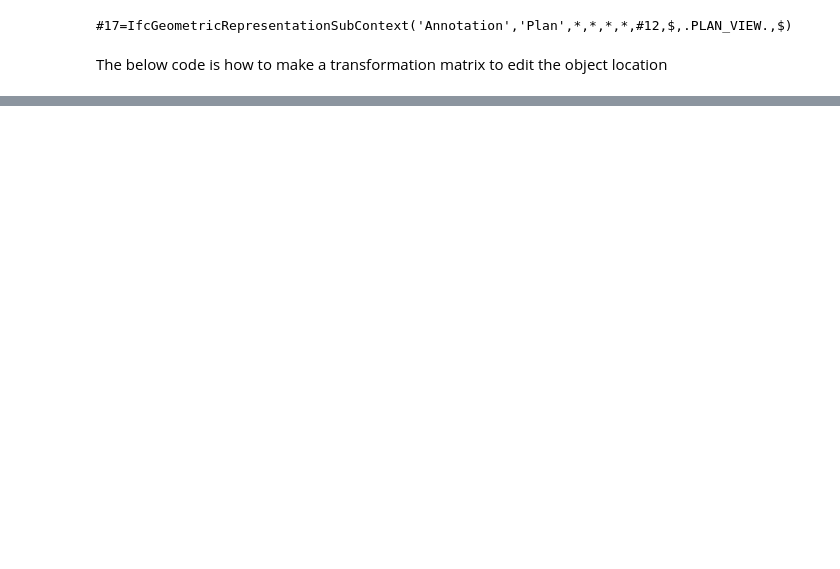
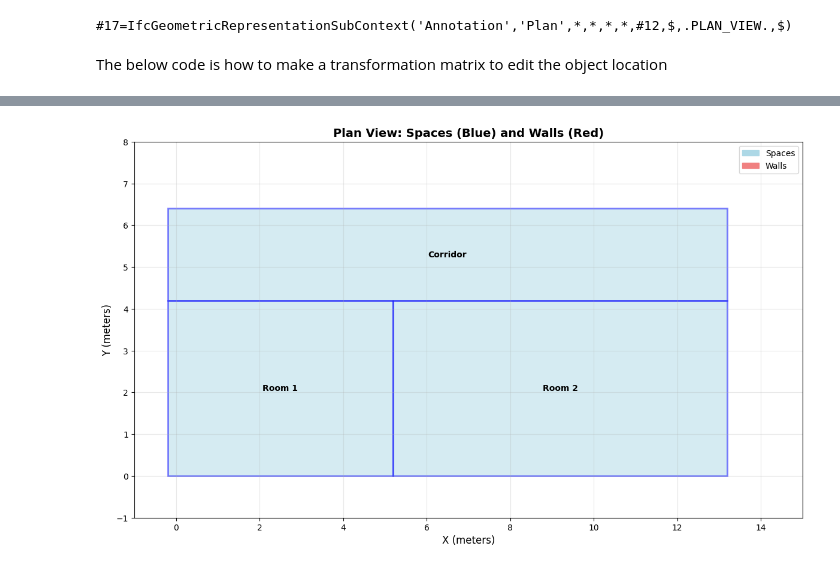
Before and after one commit to BarbaricRice/RL_UQ_Research, a Jupyter notebook: IFCGeneratorReal.ipynb, the cells around one changed output, grey strips where cells are left out. Cells and saved outputs as stored; diff of their text form; code cells hidden in the pictures; blank space fills up the shorter version.

Commit message:
Ifcspaces and boundaries
Created additional spaces for rooms and developed functions to define boundaries and extract this information

```diff
--- a/IFCGeneratorReal.ipynb
+++ b/IFCGeneratorReal.ipynb
@@ -159,0 +251,18 @@ ifcopenshell.api.feature.add_feature(model, feature=R1door, element=R1WN)
+# %%
+# this can extract the local placement of the opening, which can be used to derive the geometry of the opening face if needed
+
+
+space = Room1_space  # or model.by_type("IfcSpace")[0]
+
+# for rel in space.BoundedBy:
+#     elem = rel.RelatedBuildingElement
+#     if elem and elem.is_a("IfcWall"):
+#         print(elem)
+#         print(elem.HasOpenings)
+
+
+# for i in range(len(Room1_space.BoundedBy)):
+#     print(Room1_space.BoundedBy[i].RelatedBuildingElement.is_a("IfcOpeningElement"))
+
+opening = Room1_space.BoundedBy[5].RelatedBuildingElement
+print(ifcopenshell.util.placement.get_local_placement(opening.ObjectPlacement))
@@ -288,3 +546,82 @@ ifcopenshell.api.feature.add_feature(model, feature=Cdoor, element=CWE)
+# %%
+import matplotlib.pyplot as plt
+import matplotlib.patches as patches
+
+def visualize_plan_view():
+    """Create a 2D plan view showing spaces and walls"""
+    fig, ax = plt.subplots(1, 1, figsize=(12, 8))
+
+    # Get all spaces
+    spaces = model.by_type("IfcSpace")
+    for space in spaces:
+        if space.ObjectPlacement and hasattr(space.ObjectPlacement, 'RelativePlacement'):
+            loc = space.ObjectPlacement.RelativePlacement.Location.Coordinates
+            x, y = loc[0]/1000, loc[1]/1000  # mm to m
+
+            # Extract dimensions from representation
+            if space.Representation:
+                for rep in space.Representation.Representations:
+                    for item in rep.Items:
+                        if hasattr(item, 'SweptArea'):
+                            profile = item.SweptArea
+                            if hasattr(profile, 'XDim') and hasattr(profile, 'YDim'):
+                                width = profile.XDim / 1000
+                                depth = profile.YDim / 1000
+                                # Draw space as rectangle (light blue fill, blue outline)
+                                rect = patches.Rectangle((x - width/2, y - depth/2), width, depth,
+                                    linewidth=2, edgecolor='blue', facecolor='lightblue', alpha=0.5)
+                                ax.add_patch(rect)
+                                # Add label
+                                ax.text(x, y, space.Name or 'Space', ha='center', va='center',
+                                    fontsize=10, fontweight='bold')
+
+    # Get all walls
+    walls = model.by_type("IfcWall")
+    for wall in walls:
+        if wall.ObjectPlacement and hasattr(wall.ObjectPlacement, 'RelativePlacement'):
+            placement = wall.ObjectPlacement.RelativePlacement
+            loc = placement.Location.Coordinates
+            x, y = loc[0]/1000, loc[1]/1000
+
+            # Get rotation (if any)
+            if hasattr(placement, 'Axis'):
+                rotation = 0
+            else:
+                rotation = 0
+
+            # Extract wall dimensions from representation
+            if wall.Representation:
+                for rep in wall.Representation.Representations:
+                    for item in rep.Items:
+                        if hasattr(item, 'SweptArea'):
+                            profile = item.SweptArea
+                            if hasattr(profile, 'XDim') and hasattr(profile, 'YDim'):
+                                length = profile.XDim / 1000
+                                thickness = profile.YDim / 1000
+                                # Draw wall as rectangle (dark outline)
+                                rect = patches.Rectangle((x - length/2, y - thickness/2), length, thickness,
+                                    linewidth=2, edgecolor='darkred', facecolor='lightcoral', alpha=0.7)
+                                ax.add_patch(rect)
+
+    ax.set_xlim(-1, 15)
+    ax.set_ylim(-1, 8)
+    ax.set_aspect('equal')
+    ax.grid(True, alpha=0.3)
+    ax.set_xlabel('X (meters)', fontsize=12)
+    ax.set_ylabel('Y (meters)', fontsize=12)
+    ax.set_title('Plan View: Spaces (Blue) and Walls (Red)', fontsize=14, fontweight='bold')
+
+    # Add legend
+    blue_patch = patches.Patch(color='lightblue', edgecolor='blue', label='Spaces')
+    red_patch = patches.Patch(color='lightcoral', edgecolor='darkred', label='Walls')
+    ax.legend(handles=[blue_patch, red_patch], loc='upper right')
+
+    plt.tight_layout()
+    plt.show()
+
+visualize_plan_view()
+# %% [output]
+[figure, added]
 # %%
 print(doorrep)
 # %% [output]
```
Also changed, not shown: parts of 18 cells of this notebook, 4 other files.
